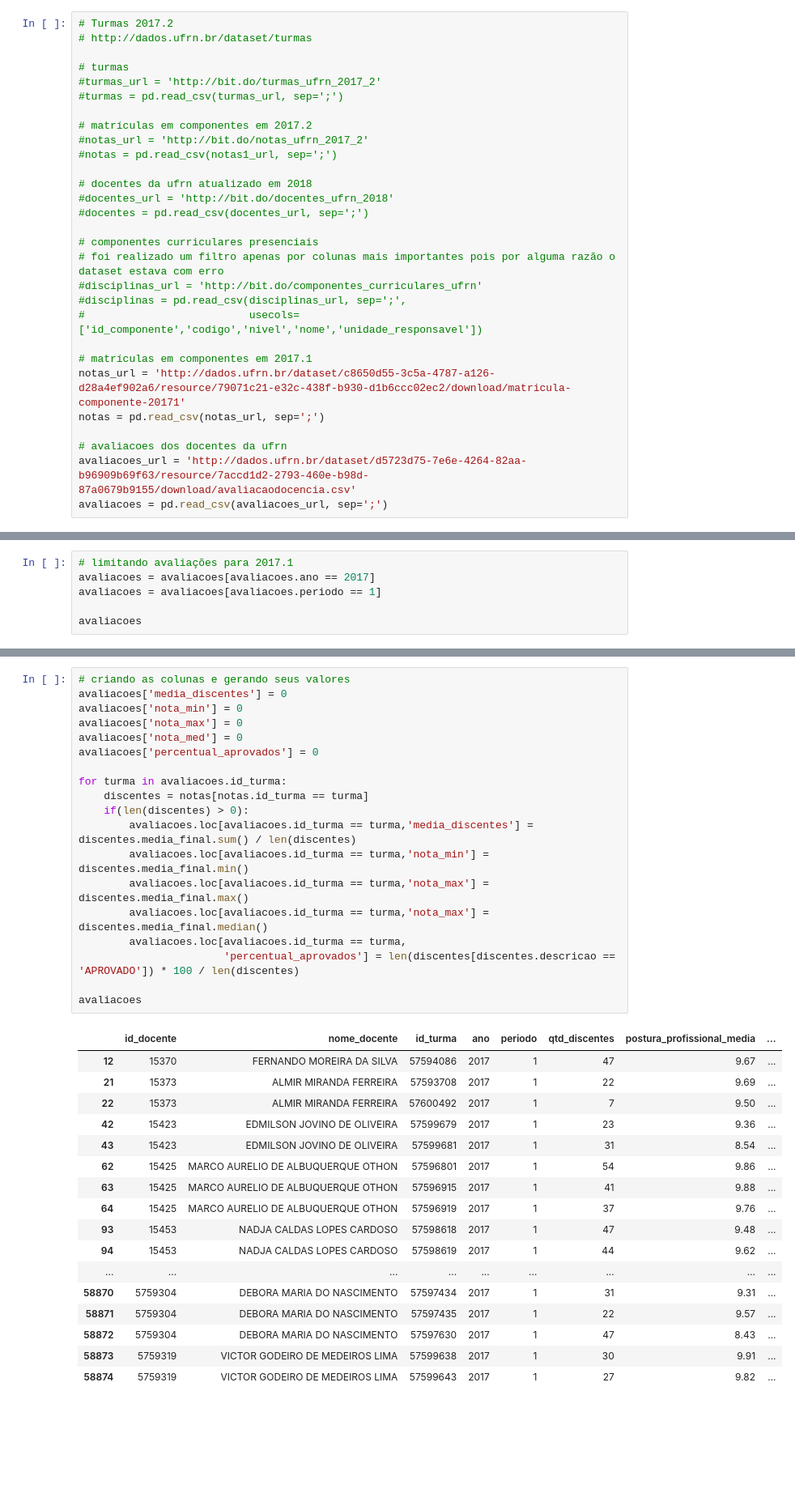
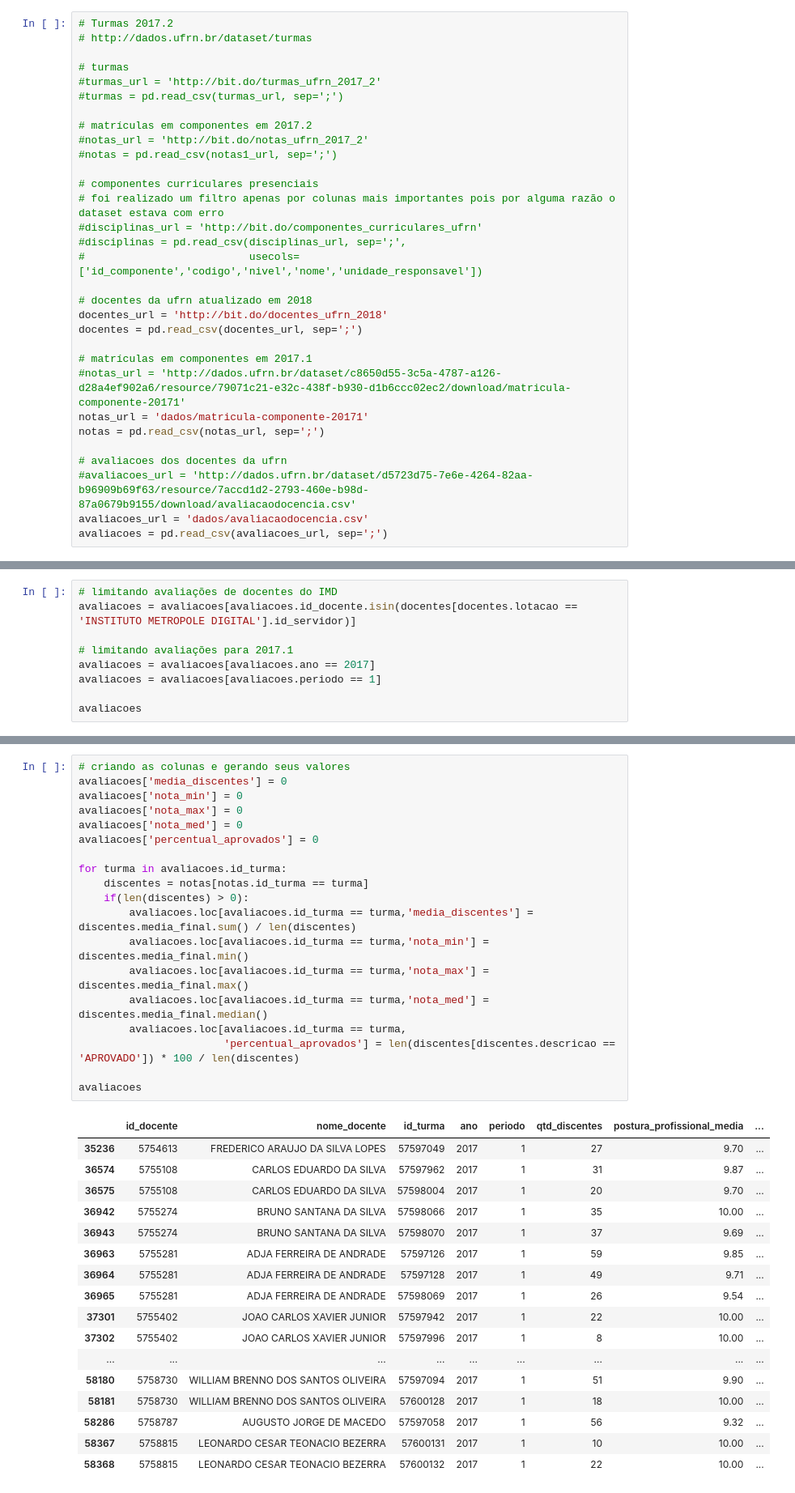
Before and after one commit to ayrtoneverton/ufrn_teacher_evaluations, a Jupyter notebook: analyze.ipynb, the cells around one changed output, grey strips where cells are left out. Shown at 81% size. Saved outputs shown, nothing was run; the diff lists cells and outputs as text; blank space fills up the shorter version.

```diff
--- a/analyze.ipynb
+++ b/analyze.ipynb
@@ -20,22 +18,24 @@ import numpy as np
 #notas_url = 'http://bit.do/notas_ufrn_2017_2'
 #notas = pd.read_csv(notas1_url, sep=';')
 
-# docentes da ufrn atualizado em 2018
-#docentes_url = 'http://bit.do/docentes_ufrn_2018'
-#docentes = pd.read_csv(docentes_url, sep=';')
-
 # componentes curriculares presenciais
 # foi realizado um filtro apenas por colunas mais importantes pois por alguma razão o dataset estava com erro
 #disciplinas_url = 'http://bit.do/componentes_curriculares_ufrn'
 #disciplinas = pd.read_csv(disciplinas_url, sep=';',
 #                          usecols=['id_componente','codigo','nivel','nome','unidade_responsavel'])
 
+# docentes da ufrn atualizado em 2018
+docentes_url = 'http://bit.do/docentes_ufrn_2018'
+docentes = pd.read_csv(docentes_url, sep=';')
+
 # matrículas em componentes em 2017.1
-notas_url = 'http://dados.ufrn.br/dataset/c8650d55-3c5a-4787-a126-d28a4ef902a6/resource/79071c21-e32c-438f-b930-d1b6ccc02ec2/download/matricula-componente-20171'
+#notas_url = 'http://dados.ufrn.br/dataset/c8650d55-3c5a-4787-a126-d28a4ef902a6/resource/79071c21-e32c-438f-b930-d1b6ccc02ec2/download/matricula-componente-20171'
+notas_url = 'dados/matricula-componente-20171'
 notas = pd.read_csv(notas_url, sep=';')
 
 # avaliacoes dos docentes da ufrn
-avaliacoes_url = 'http://dados.ufrn.br/dataset/d5723d75-7e6e-4264-82aa-b96909b69f63/resource/7accd1d2-2793-460e-b98d-87a0679b9155/download/avaliacaodocencia.csv'
+#avaliacoes_url = 'http://dados.ufrn.br/dataset/d5723d75-7e6e-4264-82aa-b96909b69f63/resource/7accd1d2-2793-460e-b98d-87a0679b9155/download/avaliacaodocencia.csv'
+avaliacoes_url = 'dados/avaliacaodocencia.csv'
 avaliacoes = pd.read_csv(avaliacoes_url, sep=';')
 # %% [markdown]
 # Preparação e Limpeza dos Dados
@@ -105,6 +81,9 @@ notas
 | 632292 | 57609573 | 88a36d9161c908f6869b5a53a2dcae78 | 107700483.0 | 3.0 | 10.0 | f | 0.0 | 10.0 | ... |
 148451 rows × 10 columns
 # %%
+# limitando avaliações de docentes do IMD
+avaliacoes = avaliacoes[avaliacoes.id_docente.isin(docentes[docentes.lotacao == 'INSTITUTO METROPOLE DIGITAL'].id_servidor)]
+
 # limitando avaliações para 2017.1
 avaliacoes = avaliacoes[avaliacoes.ano == 2017]
 avaliacoes = avaliacoes[avaliacoes.periodo == 1]
@@ -134,37 +113,37 @@ avaliacoes
 # %%
 # criando as colunas e gerando seus valores
 avaliacoes['media_discentes'] = 0
 avaliacoes['nota_min'] = 0
 avaliacoes['nota_max'] = 0
 avaliacoes['nota_med'] = 0
 avaliacoes['percentual_aprovados'] = 0
 
 for turma in avaliacoes.id_turma:
     discentes = notas[notas.id_turma == turma]
     if(len(discentes) > 0):
         avaliacoes.loc[avaliacoes.id_turma == turma,'media_discentes'] = discentes.media_final.sum() / len(discentes)
         avaliacoes.loc[avaliacoes.id_turma == turma,'nota_min'] = discentes.media_final.min()
         avaliacoes.loc[avaliacoes.id_turma == turma,'nota_max'] = discentes.media_final.max()
-        avaliacoes.loc[avaliacoes.id_turma == turma,'nota_max'] = discentes.media_final.median()
+        avaliacoes.loc[avaliacoes.id_turma == turma,'nota_med'] = discentes.media_final.median()
         avaliacoes.loc[avaliacoes.id_turma == turma,
                        'percentual_aprovados'] = len(discentes[discentes.descricao == 'APROVADO']) * 100 / len(discentes)
 
 avaliacoes
 # %% [output]
 |  | id_docente | nome_docente | id_turma | ano | periodo | qtd_discentes | postura_profissional_media | ... |
-| 12 | 15370 | FERNANDO MOREIRA DA SILVA | 57594086 | 2017 | 1 | 47 | 9.67 | ... |
-| 21 | 15373 | ALMIR MIRANDA FERREIRA | 57593708 | 2017 | 1 | 22 | 9.69 | ... |
-| 22 | 15373 | ALMIR MIRANDA FERREIRA | 57600492 | 2017 | 1 | 7 | 9.50 | ... |
-| 42 | 15423 | EDMILSON JOVINO DE OLIVEIRA | 57599679 | 2017 | 1 | 23 | 9.36 | ... |
-| 43 | 15423 | EDMILSON JOVINO DE OLIVEIRA | 57599681 | 2017 | 1 | 31 | 8.54 | ... |
-| 62 | 15425 | MARCO AURELIO DE ALBUQUERQUE OTHON | 57596801 | 2017 | 1 | 54 | 9.86 | ... |
-| 63 | 15425 | MARCO AURELIO DE ALBUQUERQUE OTHON | 57596915 | 2017 | 1 | 41 | 9.88 | ... |
-| 64 | 15425 | MARCO AURELIO DE ALBUQUERQUE OTHON | 57596919 | 2017 | 1 | 37 | 9.76 | ... |
-| 93 | 15453 | NADJA CALDAS LOPES CARDOSO | 57598618 | 2017 | 1 | 47 | 9.48 | ... |
-| 94 | 15453 | NADJA CALDAS LOPES CARDOSO | 57598619 | 2017 | 1 | 44 | 9.62 | ... |
+| 35236 | 5754613 | FREDERICO ARAUJO DA SILVA LOPES | 57597049 | 2017 | 1 | 27 | 9.70 | ... |
+| 36574 | 5755108 | CARLOS EDUARDO DA SILVA | 57597962 | 2017 | 1 | 31 | 9.87 | ... |
+| 36575 | 5755108 | CARLOS EDUARDO DA SILVA | 57598004 | 2017 | 1 | 20 | 9.70 | ... |
+| 36942 | 5755274 | BRUNO SANTANA DA SILVA | 57598066 | 2017 | 1 | 35 | 10.00 | ... |
+| 36943 | 5755274 | BRUNO SANTANA DA SILVA | 57598070 | 2017 | 1 | 37 | 9.69 | ... |
+| 36963 | 5755281 | ADJA FERREIRA DE ANDRADE | 57597126 | 2017 | 1 | 59 | 9.85 | ... |
+| 36964 | 5755281 | ADJA FERREIRA DE ANDRADE | 57597128 | 2017 | 1 | 49 | 9.71 | ... |
+| 36965 | 5755281 | ADJA FERREIRA DE ANDRADE | 57598069 | 2017 | 1 | 26 | 9.54 | ... |
+| 37301 | 5755402 | JOAO CARLOS XAVIER JUNIOR | 57597942 | 2017 | 1 | 22 | 10.00 | ... |
+| 37302 | 5755402 | JOAO CARLOS XAVIER JUNIOR | 57597996 | 2017 | 1 | 8 | 10.00 | ... |
 | ... | ... | ... | ... | ... | ... | ... | ... | ... |
-| 58870 | 5759304 | DEBORA MARIA DO NASCIMENTO | 57597434 | 2017 | 1 | 31 | 9.31 | ... |
-| 58871 | 5759304 | DEBORA MARIA DO NASCIMENTO | 57597435 | 2017 | 1 | 22 | 9.57 | ... |
-| 58872 | 5759304 | DEBORA MARIA DO NASCIMENTO | 57597630 | 2017 | 1 | 47 | 8.43 | ... |
-| 58873 | 5759319 | VICTOR GODEIRO DE MEDEIROS LIMA | 57599638 | 2017 | 1 | 30 | 9.91 | ... |
-| 58874 | 5759319 | VICTOR GODEIRO DE MEDEIROS LIMA | 57599643 | 2017 | 1 | 27 | 9.82 | ... |
+| 58180 | 5758730 | WILLIAM BRENNO DOS SANTOS OLIVEIRA | 57597094 | 2017 | 1 | 51 | 9.90 | ... |
+| 58181 | 5758730 | WILLIAM BRENNO DOS SANTOS OLIVEIRA | 57600128 | 2017 | 1 | 18 | 10.00 | ... |
+| 58286 | 5758787 | AUGUSTO JORGE DE MACEDO | 57597058 | 2017 | 1 | 56 | 9.32 | ... |
+| 58367 | 5758815 | LEONARDO CESAR TEONACIO BEZERRA | 57600131 | 2017 | 1 | 10 | 10.00 | ... |
+| 58368 | 5758815 | LEONARDO CESAR TEONACIO BEZERRA | 57600132 | 2017 | 1 | 22 | 10.00 | ... |
```
Also changed, not shown: parts of 9 cells of this notebook.
